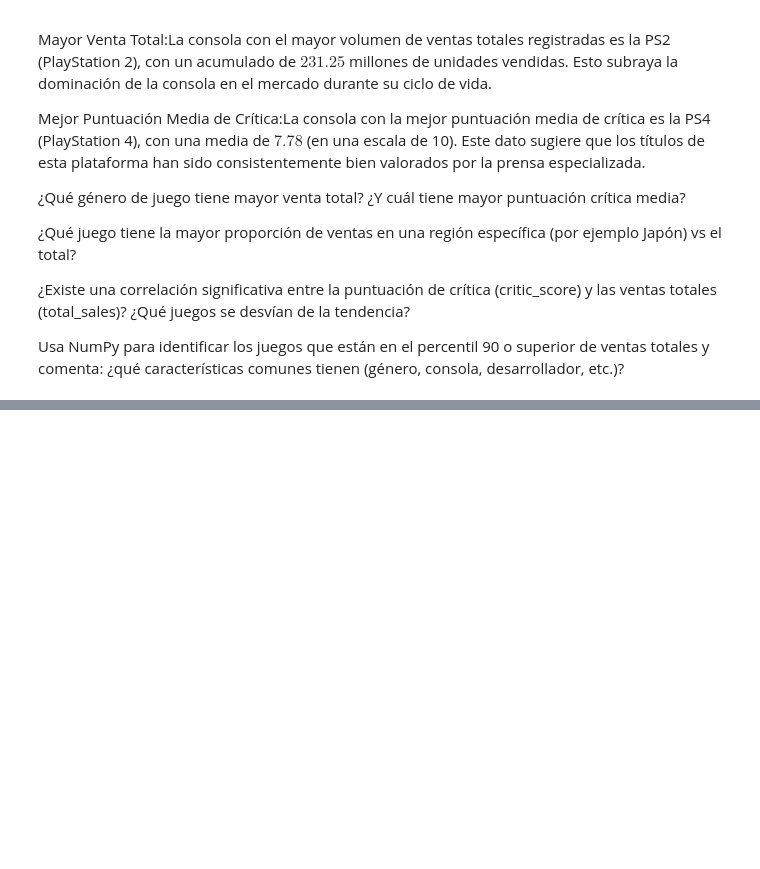
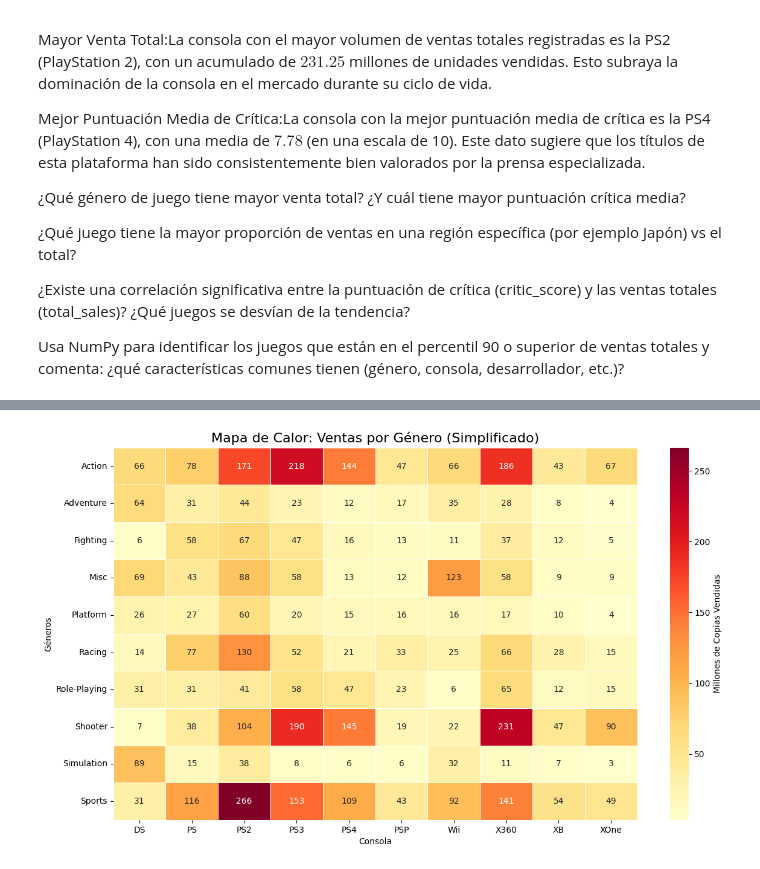
Before and after one commit to Rorro101004/RA3-DataSets, a Jupyter notebook: datasets.ipynb, the cells around one changed output, grey strips where cells are left out. Saved outputs shown, nothing was run; the diff lists cells and outputs as text; code cells hidden in the pictures; blank space fills up the shorter version.

```diff
--- a/datasets.ipynb
+++ b/datasets.ipynb
@@ -427,0 +579,50 @@ Usa NumPy para identificar los juegos que están en el percentil 90 o superior d
+# %%
+# --- GRÁFICO DE MAPA DE CALOR (CON GÉNEROS UNIFICADOS) ---
+
+# 1. LIMPIEZA Y AGRUPACIÓN DE GÉNEROS
+# Creamos una copia para no romper el original
+df_clean = dfVideoJuegos.copy()
+
+# Diccionario de reemplazo: "Lo que hay" : "Lo que quiero que sea"
+reemplazos = {
+    'Action-Adventure': 'Action', # Unificamos Action-Adventure en Action
+}
+df_clean['genre'] = df_clean['genre'].replace(reemplazos)
+
+# 2. FILTRADO (Igual que antes)
+# Top 10 Consolas
+top_consolas_list = df_clean.groupby('console')['total_sales'].sum().nlargest(10).index
+df_filtered = df_clean[df_clean['console'].isin(top_consolas_list)]
+
+# Top 10 Géneros (Ahora Action será gigante y Action-Adventure desaparecerá)
+top_generos_list = df_filtered.groupby('genre')['total_sales'].sum().nlargest(10).index
+df_heatmap = df_filtered[df_filtered['genre'].isin(top_generos_list)]
+
+# 3. PREPARACIÓN DE MATRIZ
+matriz_ventas = df_heatmap.pivot_table(
+    index='genre',
+    columns='console',
+    values='total_sales',
+    aggfunc='sum'
+).fillna(0)
+
+# 4. GRAFICAR
+plt.figure(figsize=(14, 8))
+
+sns.heatmap(
+    matriz_ventas,
+    annot=True,
+    fmt=".0f",
+    cmap="YlOrRd",
+    linewidths=.5,
+    cbar_kws={'label': 'Millones de Copias Vendidas'}
+)
+
+plt.title('Mapa de Calor: Ventas por Género (Simplificado)', fontsize=16)
+plt.ylabel('Géneros')
+plt.xlabel('Consola')
+plt.yticks(rotation=0)
+
+plt.show()
+# %% [output]
+[figure, added]
```
Also changed, not shown: parts of 14 cells of this notebook.
